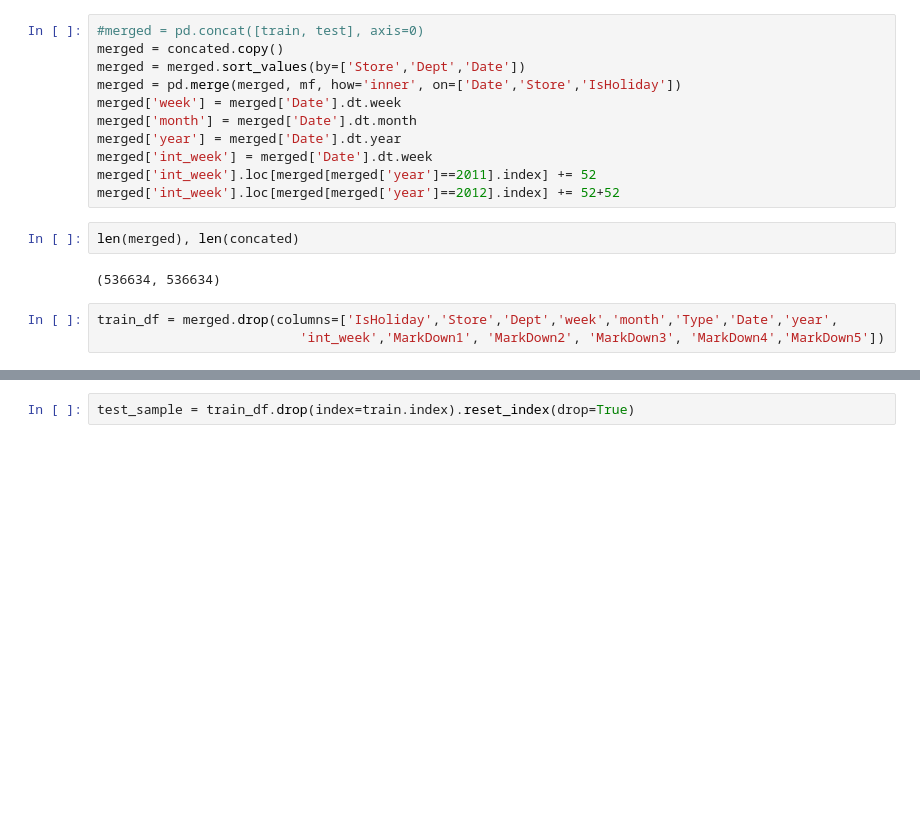
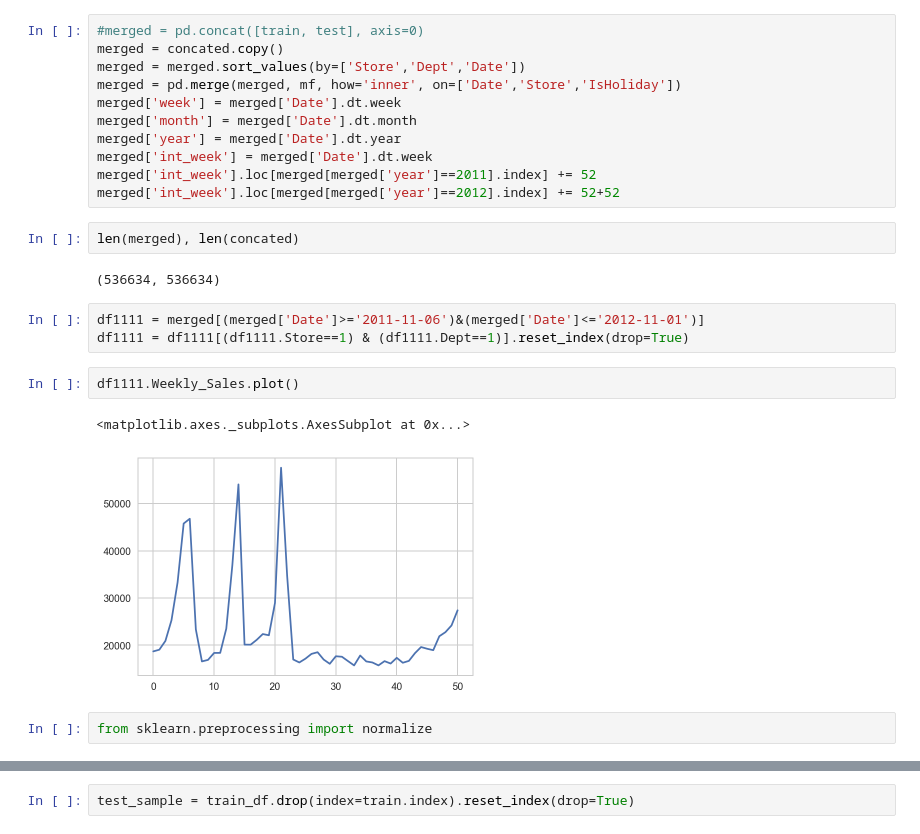
Before and after one commit to dooyeoung/walmart_recruiting_store_sales_forecasting, a Jupyter notebook: analysis_xgboost.ipynb, the cells around one changed output, grey strips where cells are left out. Drawn from its saved outputs; the diff is of its cells as text; blank space fills up the shorter version.

```diff
--- a/analysis_xgboost.ipynb
+++ b/analysis_xgboost.ipynb
@@ -33,6 +37,13 @@ merged['int_week'].loc[merged[merged['year']==2012].index] += 52+52
 len(merged), len(concated)
 # %% [output]
 (536634, 536634)
-# %%
-train_df = merged.drop(columns=['IsHoliday','Store','Dept','week','month','Type','Date','year',
-                          'int_week','MarkDown1', 'MarkDown2', 'MarkDown3', 'MarkDown4','MarkDown5'])
+# %%
+df1111 = merged[(merged['Date']>='2011-11-06')&(merged['Date']<='2012-11-01')]
+df1111 = df1111[(df1111.Store==1) & (df1111.Dept==1)].reset_index(drop=True)
+# %%
+df1111.Weekly_Sales.plot()
+# %% [output]
+<matplotlib.axes._subplots.AxesSubplot at 0x...>
+[figure, added]
+# %%
+from sklearn.preprocessing import normalize
```
Also changed, not shown: parts of 60 cells of this notebook, 3 other files.
